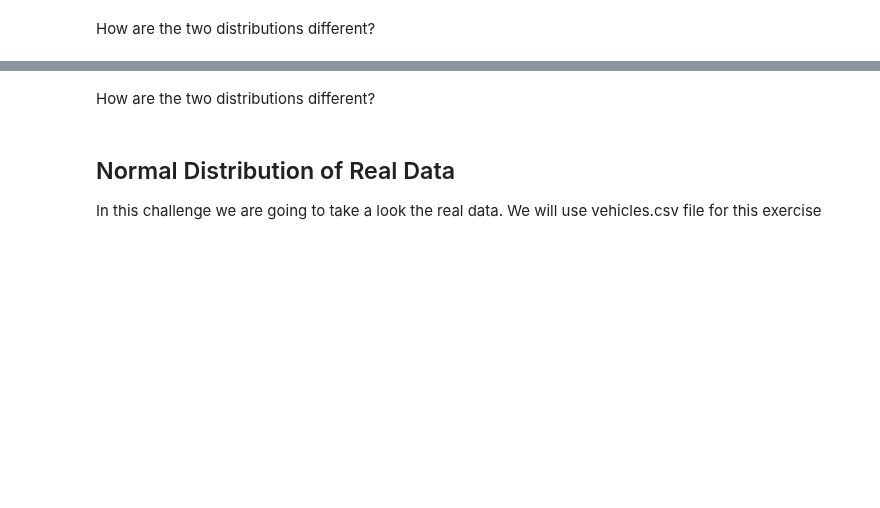
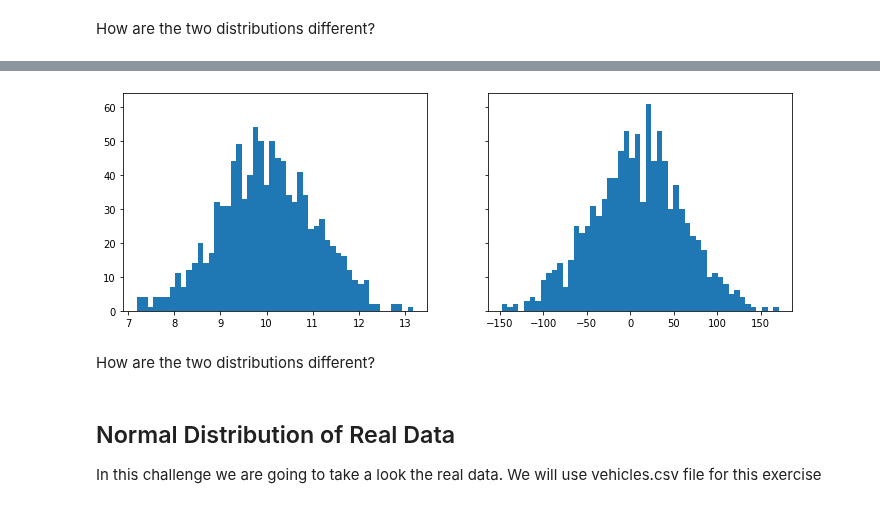
Before and after one commit to ta-data-lis/lab-probability-distributions, a Jupyter notebook: your-code/continuous.ipynb, the cells around one changed output, grey strips where cells are left out. Saved outputs shown, nothing was run; the diff lists cells and outputs as text; code cells hidden in the pictures; blank space fills up the shorter version.

```diff
--- a/your-code/continuous.ipynb
+++ b/your-code/continuous.ipynb
@@ -64,2 +115,17 @@ Expected output:
+# %%
+def normal_function(mu, std,c):
+    x = norm.rvs(loc=mu, scale=std, size=c)
+    return x
+# %%
+x1 = normal_function(10, 1, 1000)
+x2 = normal_function(10, 50, 1000)
+# %%
+fig, axs = plt.subplots(1,2, sharey=True, figsize=(12,4))
+
+axs[0].hist(x1, bins=50)
+axs[1].hist(x2, bins=50)
+plt.show()
+# %% [output]
+[figure, added]
 # %% [markdown]
 How are the two distributions different?
```
Also changed, not shown: parts of 31 cells of this notebook.
